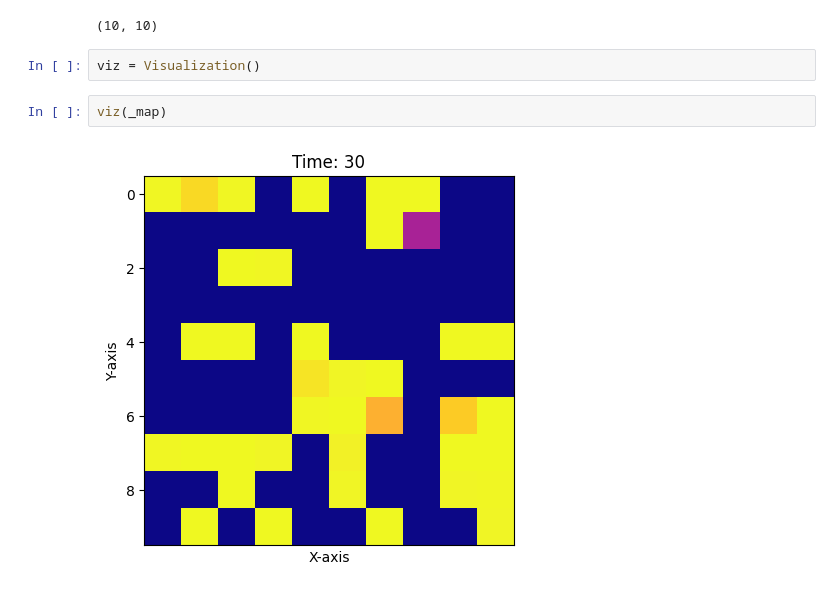
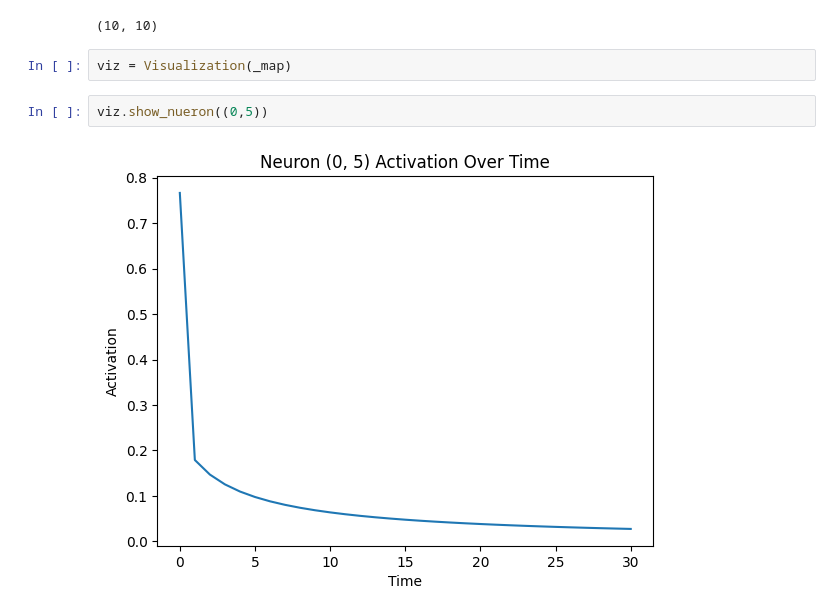
Before and after one commit to mskmay66/cml, a Jupyter notebook: notebooks/vizs.ipynb, the cells around one changed output. Saved outputs shown, nothing was run; the diff lists cells and outputs as text.

Commit message:
(feat) can now visualize nueral activation over time for single nueron

```diff
--- a/notebooks/vizs.ipynb
+++ b/notebooks/vizs.ipynb
@@ -31,8 +31,8 @@ _map.history[0].shape
 # %% [output]
 (10, 10)
 # %%
-viz = Visualization()
+viz = Visualization(_map)
-# %%
-viz(_map)
-# %% [output]
-[figure, removed]
+# %%
+viz.show_nueron((0,5))
+# %% [output]
+[figure, added]
```
Also changed, not shown: parts of 1 cell of this notebook, 2 other files.
